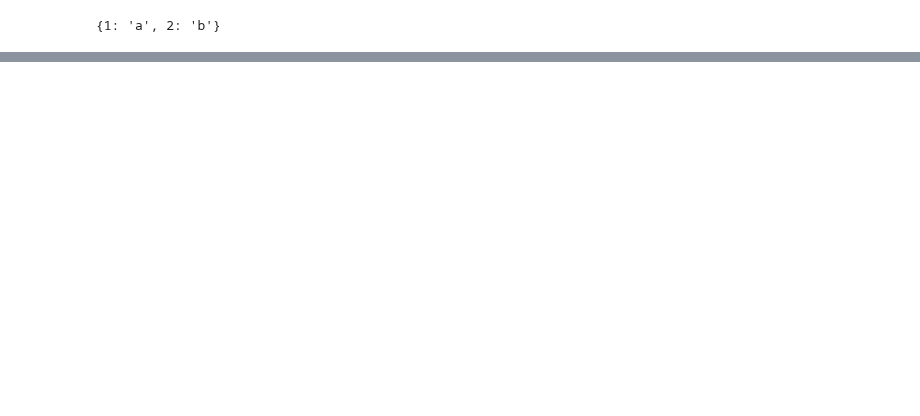
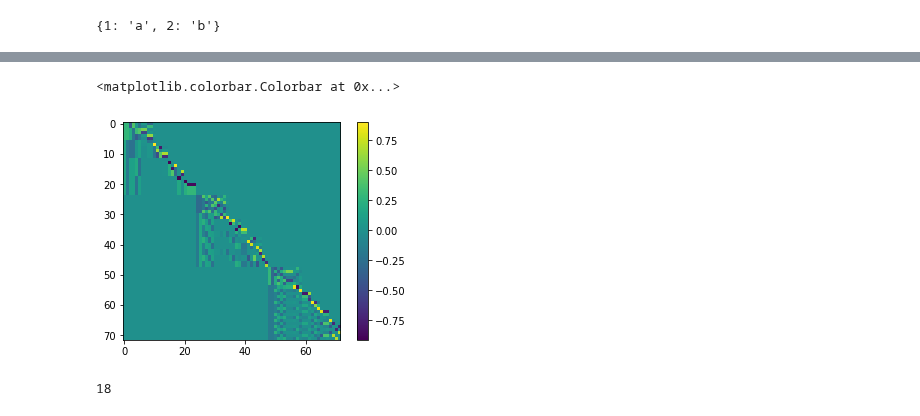
Before and after one commit to blake-holman/ED_Adversaries, a Jupyter notebook: Untitled.ipynb, the cells around one changed output, grey strips where cells are left out. Drawn from its saved outputs; the diff is of its cells as text; code cells hidden in the pictures; blank space fills up the shorter version.

```diff
--- a/Untitled.ipynb
+++ b/Untitled.ipynb
@@ -134,0 +178,13 @@ print(a)
+# %%
+M = np.sum(big_mask_index_disagree_type(prob, yes_i, no_i) for yes_i, no_i in itertools.product(prob.yes_instances, prob.no_instances))
+M = M + M.T
+# %%
+plt.imshow(np.real(np.linalg.eig(M)[1]))
+plt.colorbar()
+# %% [output]
+<matplotlib.colorbar.Colorbar at 0x...>
+[figure, added]
+# %%
+print(np.linalg.matrix_rank(M))
+# %% [output]
+18
```
Also changed, not shown: parts of 9 cells of this notebook, 7 other files.
